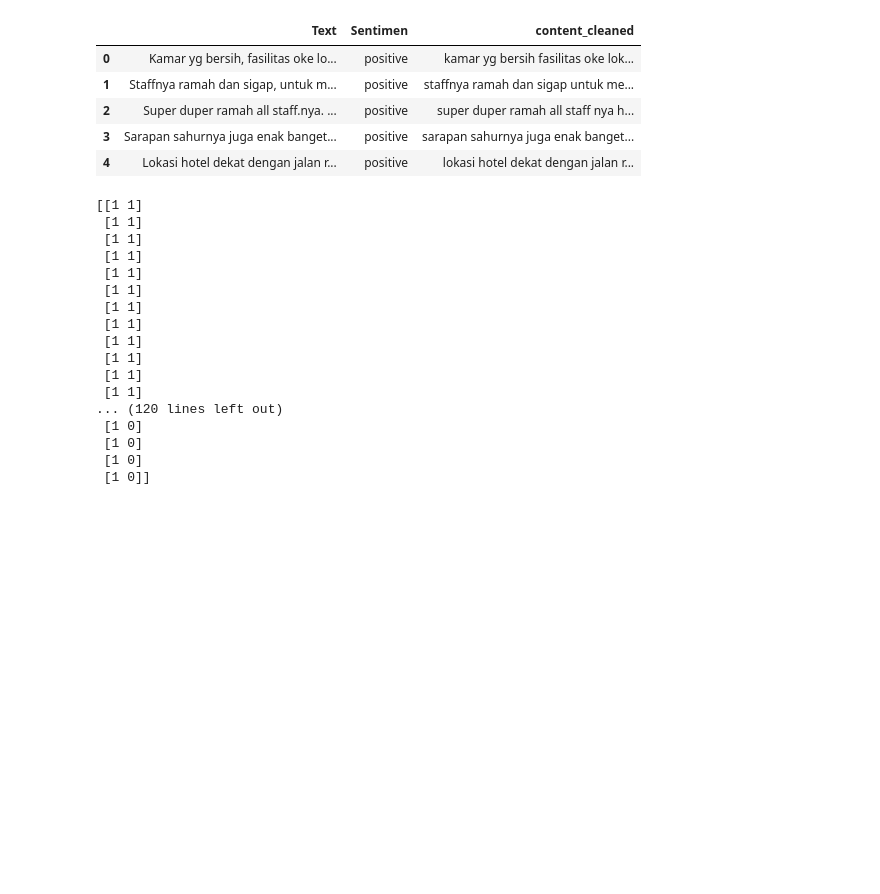
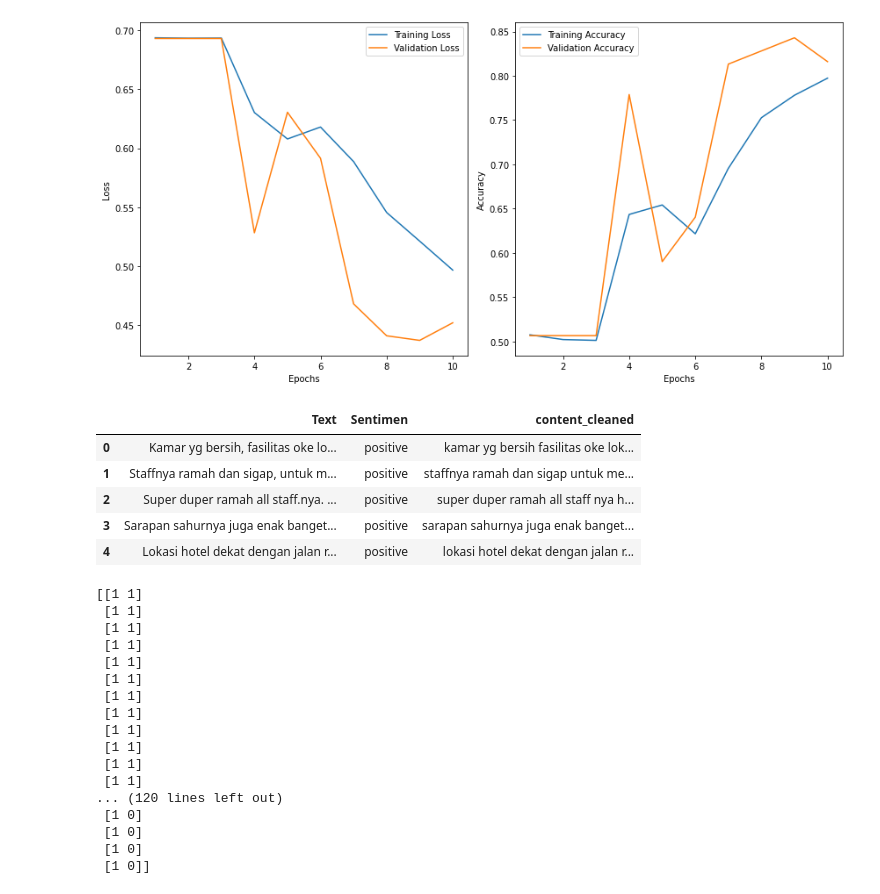
Before and after one commit to windiastri/multi-aspect-analysis, a Jupyter notebook: sentiment_aspek.ipynb, the cells around one changed output. Cells and saved outputs as stored; diff of their text form; code cells hidden in the pictures; blank space fills up the shorter version.

Commit message:
update sentimen model

```diff
--- a/sentiment_aspek.ipynb
+++ b/sentiment_aspek.ipynb
@@ -58,3 +94,33 @@ history = model.fit(
+# %%
+# create learning curve each model
+import matplotlib.pyplot as plt
+
+train_loss = history.history['loss']
+val_loss = history.history['val_loss']
+train_acc = history.history['acc']
+val_acc = history.history['val_acc']
+
+epochs = range(1, 11)
+
+plt.figure(figsize=(12, 6))
+plt.subplot(1, 2, 1)
+plt.plot(epochs, train_loss, label='Training Loss')
+plt.plot(epochs, val_loss, label='Validation Loss')
+plt.xlabel('Epochs')
+plt.ylabel('Loss')
+plt.legend()
+
+plt.subplot(1, 2, 2)
+plt.plot(epochs, train_acc, label='Training Accuracy')
+plt.plot(epochs, val_acc, label='Validation Accuracy')
+plt.xlabel('Epochs')
+plt.ylabel('Accuracy')
+plt.legend()
+
+plt.tight_layout()
+plt.show()
+# %% [output]
+[figure, added]
 # %%
 # # Hotel yang nyaman, tempat tidur besar, toilet bersih, sarapan enak dan variasi makanan lumayan banyak.
 # review_test=['pelayanan sangat baik dan ramah pada pengunjung.']
```
Also changed, not shown: parts of 4 cells of this notebook.
